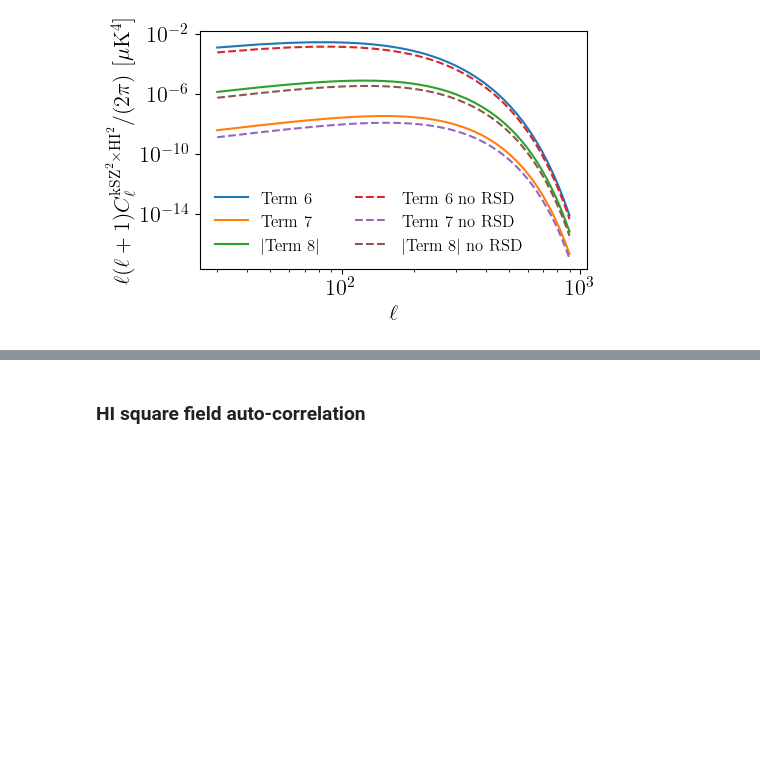
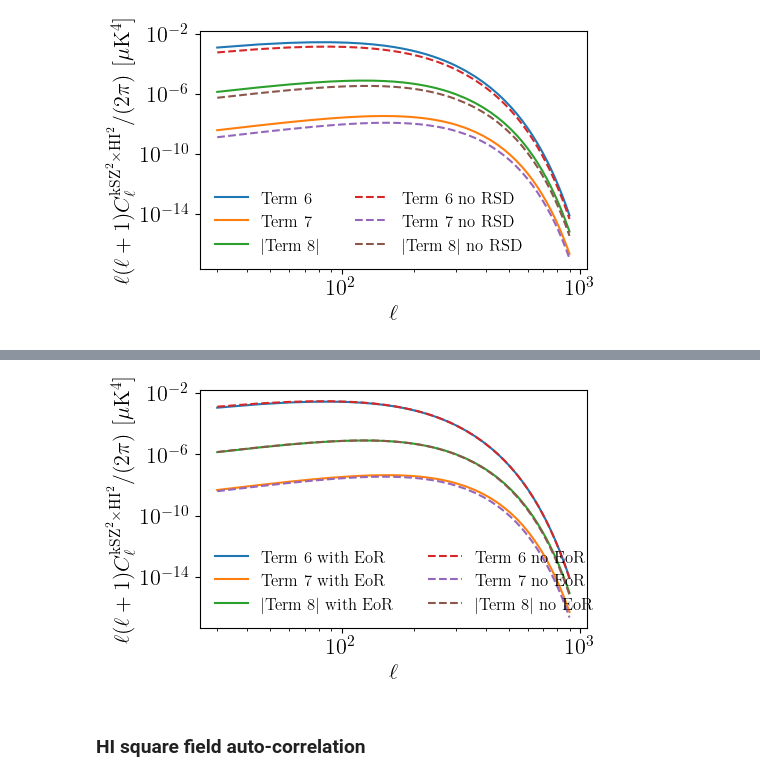
Before and after one commit to Einste11N/SquareField_CrossCorrelation, a Jupyter notebook: Inspection.ipynb, the cells around one changed output, grey strips where cells are left out. Cells and saved outputs as stored; diff of their text form; code cells hidden in the pictures; blank space fills up the shorter version.

```diff
--- a/Inspection.ipynb
+++ b/Inspection.ipynb
@@ -343,3 +461,34 @@ plt.show()
+# %%
+# Recover the unit by deviding (c/1000)^2 !!!
+res_plot = res / (sc.c/1000)**2
+res_noEoR_plot = res_noEoR / (sc.c/1000)**2
+
+fig = plt.figure(figsize=(5,3.09), dpi=100)
+# times (2.7K)^2 to convert to temperature unit
+
+plt.plot(l_list, l_list * (l_list + 1) * 2*res_plot[0] / (2*tc.pi) * 1e24, '-', label='Term 6 with EoR')
+plt.plot(l_list, l_list * (l_list + 1) * 2*res_plot[1] / (2*tc.pi) * 1e24, '-', label='Term 7 with EoR')
+plt.plot(l_list, - l_list * (l_list + 1) * 4*res_plot[2] / (2*tc.pi) * 1e24, '-', label='$|$Term 8$|$ with EoR')
+
+
+plt.plot(l_list, l_list * (l_list + 1) * 2*res_noEoR_plot[0] / (2*tc.pi) * 1e24, '--', label='Term 6 no EoR')
+plt.plot(l_list, l_list * (l_list + 1) * 2*res_noEoR_plot[1] / (2*tc.pi) * 1e24, '--', label='Term 7 no EoR')
+plt.plot(l_list, - l_list * (l_list + 1) * 4*res_noEoR_plot[2] / (2*tc.pi) * 1e24, '--', label='$|$Term 8$|$ no EoR')
+
+
+plt.xscale('log')
+plt.yscale('log')
+plt.legend(fontsize=12, frameon=False, ncol = 2)
+
+# plt.xticks([30, 100, 300, 600], ['30', '100', '300', '600'])
+plt.xlabel(r'$\ell$', usetex=True)
+plt.ylabel(r'$\ell(\ell+1)C_{\ell}^{{\rm kSZ}^2 \times {\rm HI}^2} / (2\pi)$ [$\mu\mathrm{K}^4$]', usetex=True)
+# plt.ylim([1e-20, 1e-2])
+
+# plt.savefig('Figs/cross_correlation_EoR.pdf', bbox_inches = 'tight')
+plt.show()
+# %% [output]
+[figure, added]
 # %% [markdown]
 ### HI square field auto-correlation
 # %%
```
Also changed, not shown: parts of 7 cells of this notebook, 14 other files.
